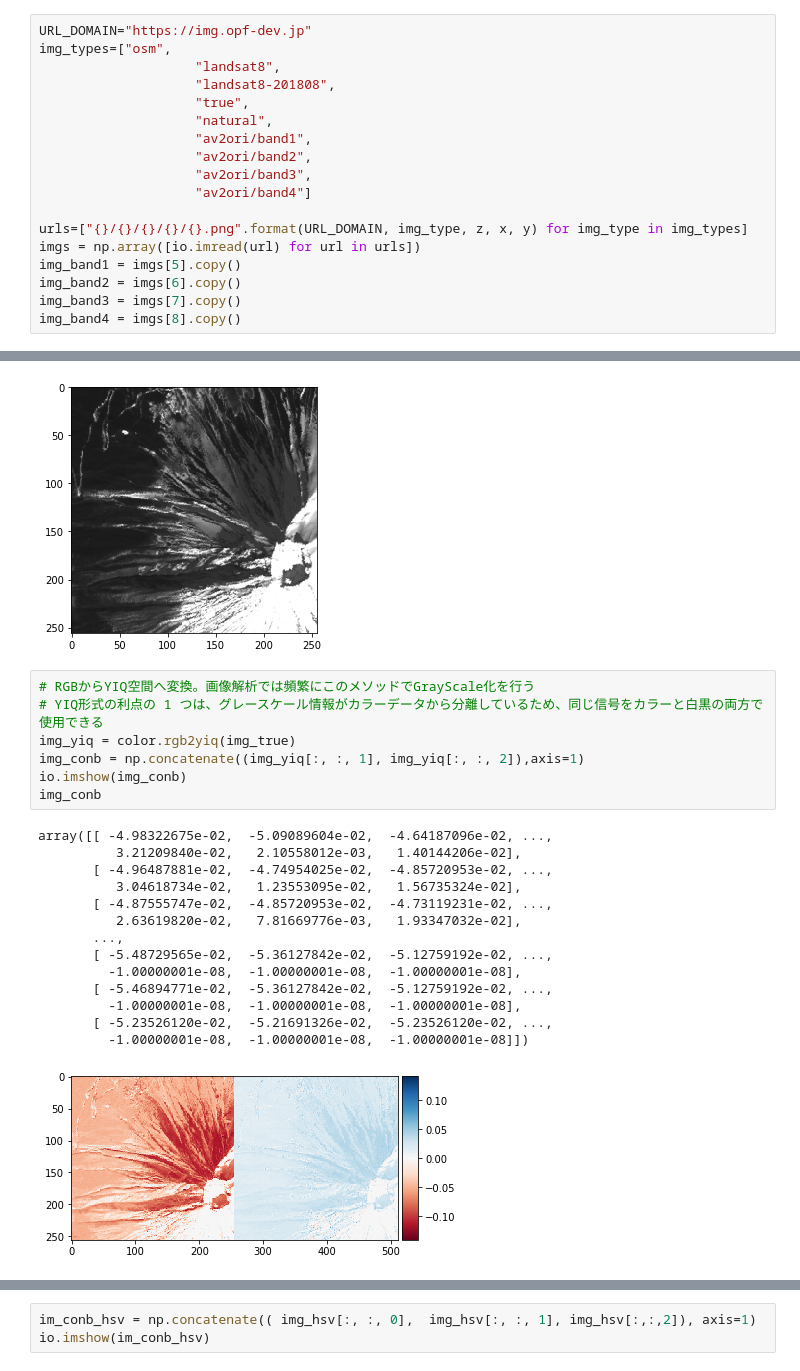
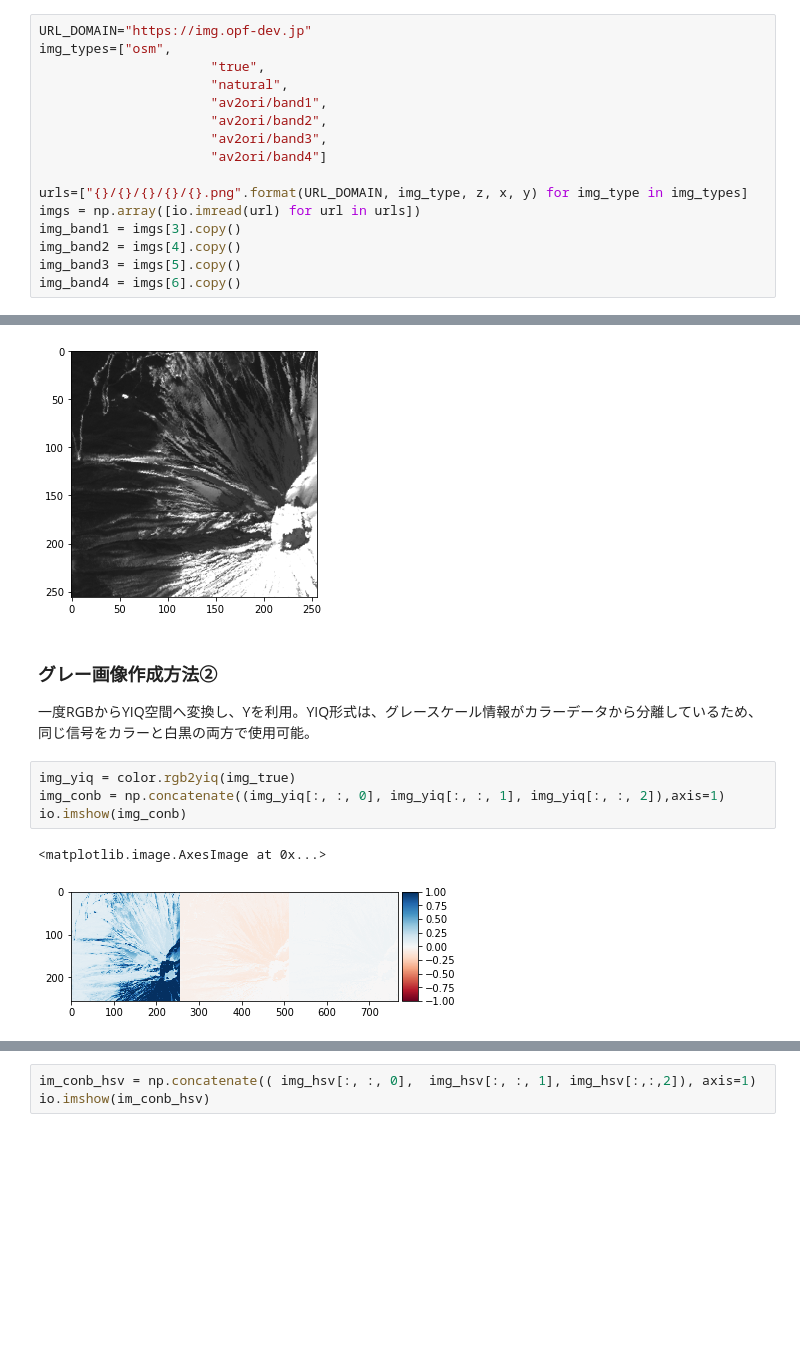
Before and after one commit to tellusxdp/sdav, a Jupyter notebook: notebooks/analysis/データの確認・基礎分析.ipynb, the cells around one changed output, grey strips where cells are left out. Drawn from its saved outputs; the diff is of its cells as text; blank space fills up the shorter version.

```diff
--- a/notebooks/analysis/データの確認・基礎分析.ipynb
+++ b/notebooks/analysis/データの確認・基礎分析.ipynb
@@ -21,20 +21,18 @@ y=3234
 # %%
 URL_DOMAIN="https://img.opf-dev.jp"
 img_types=["osm",
-                    "landsat8",
-                    "landsat8-201808",
-                    "true",
-                    "natural",
-                    "av2ori/band1",
-                    "av2ori/band2",
-                    "av2ori/band3",
-                    "av2ori/band4"]
+                      "true",
+                      "natural",
+                      "av2ori/band1",
+                      "av2ori/band2",
+                      "av2ori/band3",
+                      "av2ori/band4"]
 
 urls=["{}/{}/{}/{}/{}.png".format(URL_DOMAIN, img_type, z, x, y) for img_type in img_types]
 imgs = np.array([io.imread(url) for url in urls])
-img_band1 = imgs[5].copy()
-img_band2 = imgs[6].copy()
-img_band3 = imgs[7].copy()
-img_band4 = imgs[8].copy()
+img_band1 = imgs[3].copy()
+img_band2 = imgs[4].copy()
+img_band3 = imgs[5].copy()
+img_band4 = imgs[6].copy()
 # %%
 print(imgs.shape)
@@ -84,25 +86,14 @@ io.imshow(img_gray)
 # %% [output]
 <matplotlib.image.AxesImage at 0x...>
 [figure]
+# %% [markdown]
+### グレー画像作成方法②
+
+一度RGBからYIQ空間へ変換し、Yを利用。YIQ形式は、グレースケール情報がカラーデータから分離しているため、同じ信号をカラーと白黒の両方で使用可能。
 # %%
-# RGBからYIQ空間へ変換。画像解析では頻繁にこのメソッドでGrayScale化を行う
-# YIQ形式の利点の 1 つは、グレースケール情報がカラーデータから分離しているため、同じ信号をカラーと白黒の両方で使用できる
 img_yiq = color.rgb2yiq(img_true)
-img_conb = np.concatenate((img_yiq[:, :, 1], img_yiq[:, :, 2]),axis=1)
+img_conb = np.concatenate((img_yiq[:, :, 0], img_yiq[:, :, 1], img_yiq[:, :, 2]),axis=1)
 io.imshow(img_conb)
-img_conb
 # %% [output]
-array([[ -4.98322675e-02,  -5.09089604e-02,  -4.64187096e-02, ...,
-          3.21209840e-02,   2.10558012e-03,   1.40144206e-02],
-       [ -4.96487881e-02,  -4.74954025e-02,  -4.85720953e-02, ...,
-          3.04618734e-02,   1.23553095e-02,   1.56735324e-02],
-       [ -4.87555747e-02,  -4.85720953e-02,  -4.73119231e-02, ...,
-          2.63619820e-02,   7.81669776e-03,   1.93347032e-02],
-       ...,
-       [ -5.48729565e-02,  -5.36127842e-02,  -5.12759192e-02, ...,
-         -1.00000001e-08,  -1.00000001e-08,  -1.00000001e-08],
-       [ -5.46894771e-02,  -5.36127842e-02,  -5.12759192e-02, ...,
-         -1.00000001e-08,  -1.00000001e-08,  -1.00000001e-08],
-       [ -5.23526120e-02,  -5.21691326e-02,  -5.23526120e-02, ...,
-         -1.00000001e-08,  -1.00000001e-08,  -1.00000001e-08]])
+<matplotlib.image.AxesImage at 0x...>
-[figure, old version]
+[figure, new version]
```
Also changed, not shown: parts of 45 cells of this notebook.
